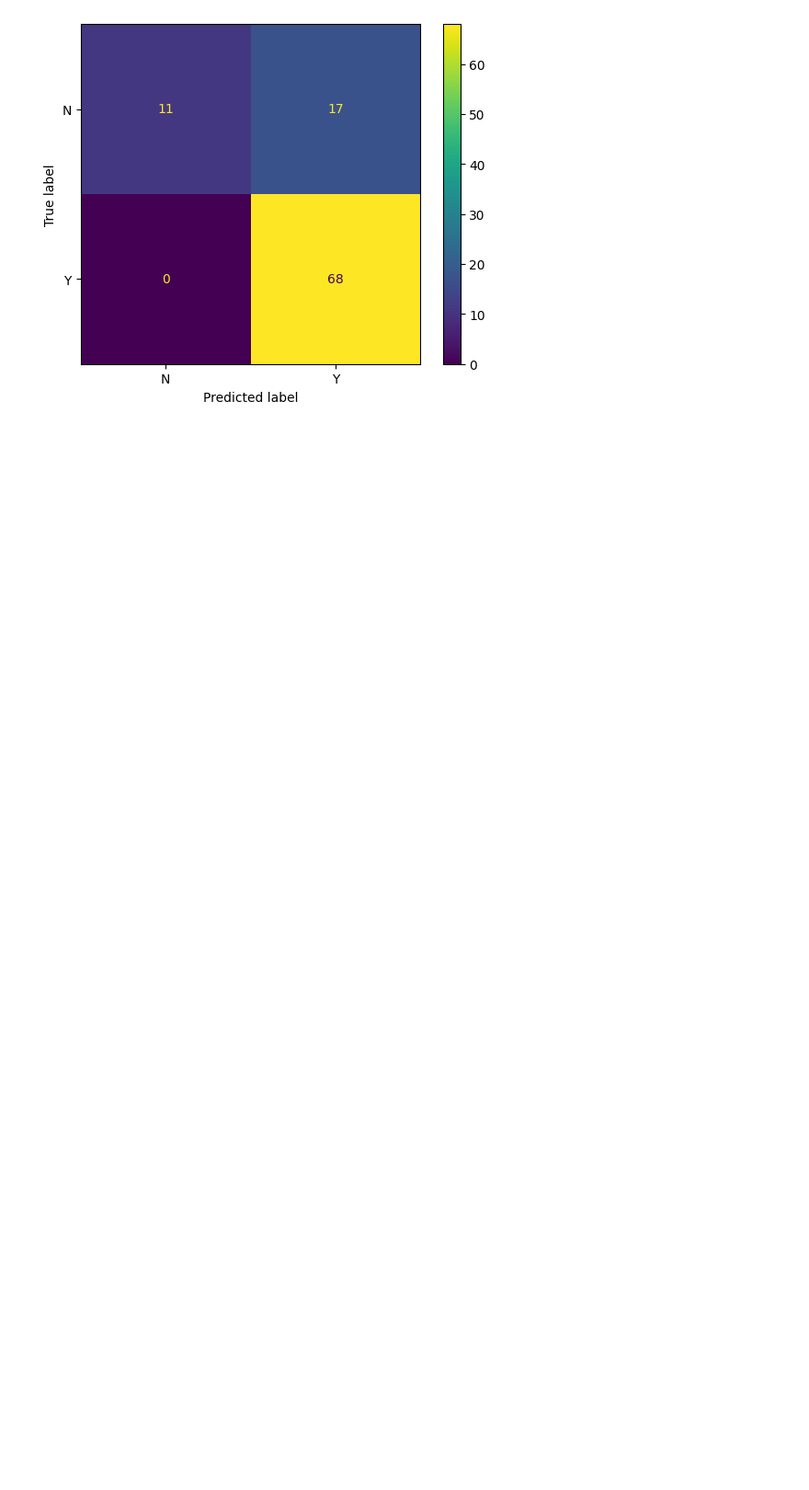
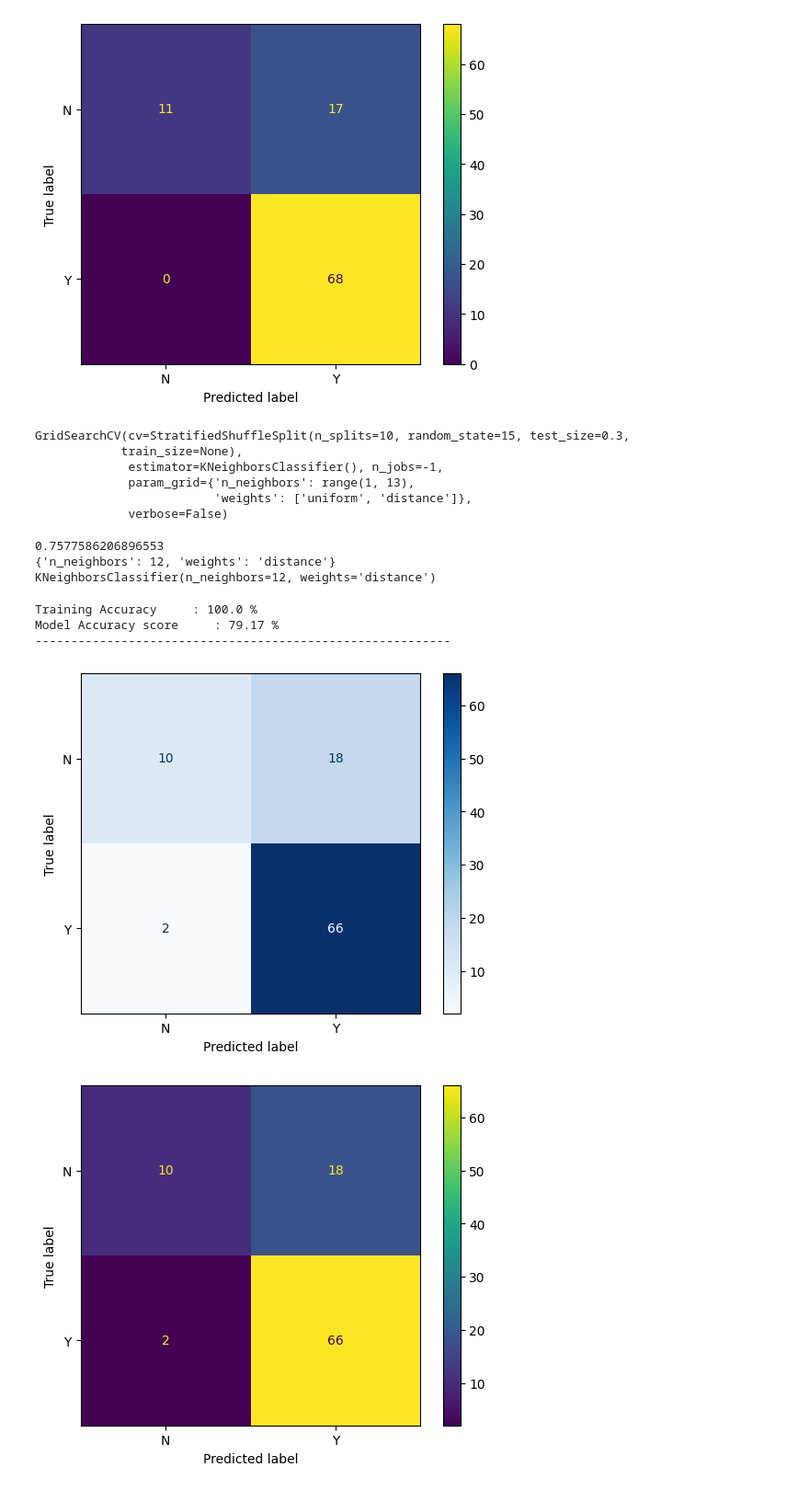
Before and after one commit to Poincare008/Projet_Final3, a Jupyter notebook: Projet_Final3.ipynb, the cells around one changed output. Shown at 92% size. Drawn from its saved outputs; the diff is of its cells as text; code cells hidden in the pictures; blank space fills up the shorter version.

```diff
--- a/Projet_Final3.ipynb
+++ b/Projet_Final3.ipynb
@@ -375,3 +361,49 @@ k_range = range(1,)
-# %%
-knn = KNeighborsClassifier()
-knn.fit(X_train_full,Y_train)
+# %%
+k_range = range(1,13)
+
+weights_options = ['uniform','distance']
+param = {'n_neighbors': k_range,'weights':weights_options}
+
+cv = StratifiedShuffleSplit(n_splits=10,test_size=.30,random_state=15)
+
+grid_knn = GridSearchCV(KNeighborsClassifier(),param, cv=cv,verbose=False,n_jobs=-1)
+grid_knn.fit(X_train_full,Y_train)
+# %% [output]
+GridSearchCV(cv=StratifiedShuffleSplit(n_splits=10, random_state=15, test_size=0.3,
+            train_size=None),
+             estimator=KNeighborsClassifier(), n_jobs=-1,
+             param_grid={'n_neighbors': range(1, 13),
+                         'weights': ['uniform', 'distance']},
+             verbose=False)
+# %%
+print(grid_knn.best_score_)
+print(grid_knn.best_params_)
+print(grid_knn.best_estimator_)
+# %% [output]
+0.7577586206896553
+{'n_neighbors': 12, 'weights': 'distance'}
+KNeighborsClassifier(n_neighbors=12, weights='distance')
+# %%
+
+knn_grid = grid_knn.best_estimator_
+
+knn_train_grid = round(knn_grid.score(X_train_full,Y_train)*100,2)
+knn_accuracy_grid = round(knn_grid.score(X_test_full,Y_test)*100,2)
+
+print("Training Accuracy     :",knn_train_grid ,"%")
+print("Model Accuracy score     :",knn_accuracy_grid ,"%")
+
+print("\033[1m----------------------------------------------------------\033[0m")
+#confusion_matrix(logreg,X_test_full,Y_test);
+#plt.title('confusion_matrix');
+
+y_pred = knn_grid.predict(X_test_full)
+disp = ConfusionMatrixDisplay.from_predictions(Y_test, y_pred, cmap="Blues")
+disp.plot()
+plt.show()
+# %% [output]
+Training Accuracy     : 100.0 %
+Model Accuracy score     : 79.17 %
+----------------------------------------------------------
+[figure, added]
+[figure, added]
```
Also changed, not shown: parts of 7 cells of this notebook.
